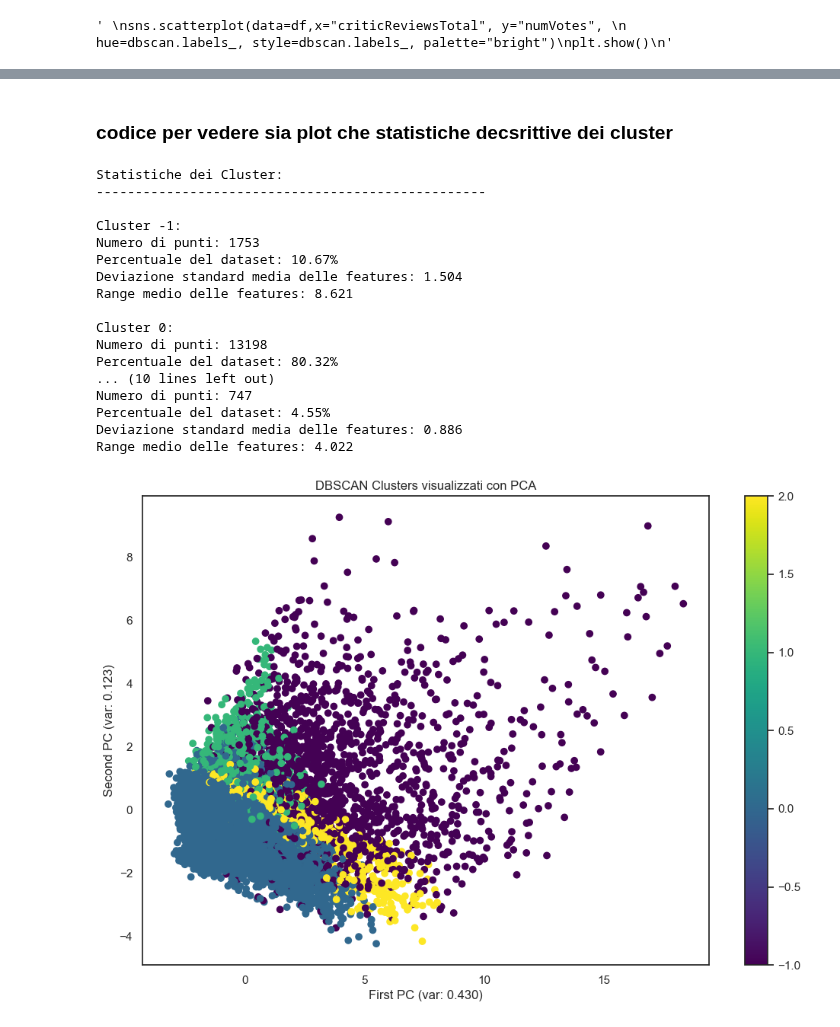
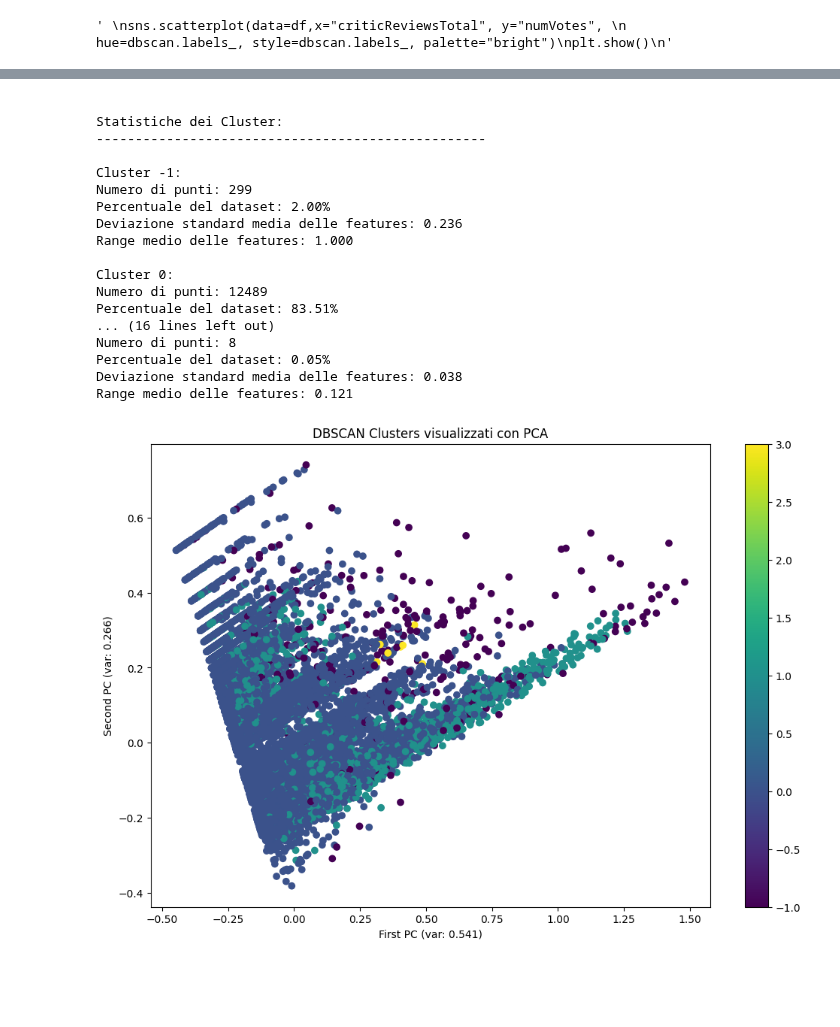
Before and after one commit to ChefBB/data_mining_1, a Jupyter notebook: code/clustering_dbscan.ipynb, the cells around one changed output, grey strips where cells are left out. Saved outputs shown, nothing was run; the diff lists cells and outputs as text; code cells hidden in the pictures; blank space fills up the shorter version.

```diff
--- a/code/clustering_dbscan.ipynb
+++ b/code/clustering_dbscan.ipynb
@@ -65 +65,3 @@ memory usage: 7.9+ MB
+# %%
+df = df[df["outlier_w_type"] != True]
 # %% [markdown]
@@ -156,6 +166,6 @@ X_scal = X_minmax
 # %%
-# NON VA
-dbscan = DBSCAN(eps=1.47, min_samples=8, metric="euclidean")
+# d
+dbscan = DBSCAN(eps=0.12, min_samples=8, metric="euclidean")
 
 dbscan.fit(X_scal)
 # %% [output]
@@ -296,8 +360,11 @@ def plot_k_distance_graph(X, k):
     # Sort k-distances in ascending order
     sorted_k_distances = np.sort(k_distances)
 
+
+
     # Use Kneedle algorithm to find the knee point
     try:
+
         kneedle = KneeLocator(
             range(len(k_distances)),
             sorted_k_distances,
@@ -321,8 +388,8 @@ def plot_k_distance_graph(X, k):
                         label=f'Optimal ε ≈ {optimal_epsilon:.4f}')
             plt.legend()
 
-        plt.axhline(y=1.564, color='g', linestyle='--',
-                    label='Chosen ε = 1.564')
+        plt.axhline(y=0.12, color='g', linestyle='--',
+                    label='Chosen ε = 0.12')
 
         plt.legend()
         plt.grid(True, linestyle='--', alpha=0.3)
@@ -345,7 +412,7 @@ def main(X):
         Pre-scaled input dataset
     """
     # Plot k-distance graph and find optimal epsilon
-    optimal_epsilon = plot_k_distance_graph(X, k=11)
+    optimal_epsilon = plot_k_distance_graph(X, k=15)
 
     if optimal_epsilon is not None:
         print(f"Suggested Optimal Epsilon: {optimal_epsilon:.4f}")
@@ -359,5 +426,5 @@ if __name__ == '__main__':
     X = X_scal
 
     # Call main function with your pre-scaled data
-    main(X)
+    main(X_scal)
 # %% [output]
@@ -374,7 +564,9 @@ from sklearn.decomposition import PCA
 from sklearn.cluster import DBSCAN
 from sklearn.preprocessing import StandardScaler
 
-def plot_pca_dbscan(df, features, n_components=5, eps=1.564, min_samples=11):
+optimal_components = 3
+
+def plot_pca_dbscan(df, features, n_components=optimal_components, eps=0.12, min_samples=8):
     """
     Apply PCA and DBSCAN clustering to the dataset and visualize the results.
 
@@ -421,9 +613,9 @@ def plot_pca_dbscan(df, features, n_components=5, eps=1.564, min_samples=11):
     #     palette="tab10"
     # )
 
-    sns.pairplot(
+    g =sns.pairplot(
         data=pca_df,
-        vars=["PC1", "PC2", "PC3", "PC4"],
+        vars=["PC1", "PC2", "PC3"],
         hue="Cluster",
         diag_kind="kde",
         palette="tab10",
@@ -452,11 +644,15 @@ def plot_pca_dbscan(df, features, n_components=5, eps=1.564, min_samples=11):
 
 # Example usage:
 features = [
-    "startYear", "awardWins", "numVotes", "totalImages", "totalVideos",
-    "totalCredits", "criticReviewsTotal", "awardNominationsExcludeWins",
-    "numRegions", "userReviewsTotal", "fill_runtimeMinutes"
+'numVotes',
+                #'startYear', 'numRegions',
+                #'totalCredits',
+                'criticReviewsTotal',
+               'userReviewsTotal',
+               'fill_runtimeMinutes_Bruno',
+               'totalNominations',
 ]
 
 # Assuming the DataFrame is called pp_train
-plot_pca_dbscan(X_scal, features, n_components=5, eps=1.564, min_samples=11)
+plot_pca_dbscan(X_scal, features,  n_components=optimal_components, eps=0.12, min_samples=8)
 # %% [output]
@@ -542,5 +795,5 @@ Number of noise points: 1753
 # %% [markdown]
-### codice per vedere sia plot che statistiche decsrittive dei cluster
+<!-- ### codice per vedere sia plot che statistiche decsrittive dei cluster -->
 # %%
 import numpy as np
 import pandas as pd
@@ -549,7 +802,7 @@ from sklearn.decomposition import PCA
 from sklearn.cluster import DBSCAN
 
 # Visualizzazione con PCA
-pca = PCA(n_components=5)
+pca = PCA(n_components=optimal_components)
 X_pca = pca.fit_transform(X_scal)
 
 # Plot
@@ -571,42 +824,42 @@ def cluster_statistics(X, labels):
 
         stats[f'Cluster {label}'] = {
             'Size': len(cluster_points),
             'Percentage': f"{(len(cluster_points) / len(X) * 100):.2f}%",
             'Mean': np.mean(cluster_points, axis=0),
             'Std': np.std(cluster_points, axis=0),
             'Min': np.min(cluster_points, axis=0),
             'Max': np.max(cluster_points, axis=0)
         }
 
     return stats
 
 # Calcola e mostra le statistiche
 stats = cluster_statistics(X_scal, dbscan.labels_)
 
 print("\nStatistiche dei Cluster:")
 print("-" * 50)
 for cluster, stat in stats.items():
     print(f"\n{cluster}:")
     print(f"Numero di punti: {stat['Size']}")
     print(f"Percentuale del dataset: {stat['Percentage']}")
     print(f"Deviazione standard media delle features: {np.mean(stat['Std']):.3f}")
     print(f"Range medio delle features: {np.mean(stat['Max'] - stat['Min']):.3f}")
 # %% [output]
 Statistiche dei Cluster:
 --------------------------------------------------
 
 Cluster -1:
-Numero di punti: 1753
-Percentuale del dataset: 10.67%
-Deviazione standard media delle features: 1.504
-Range medio delle features: 8.621
+Numero di punti: 299
+Percentuale del dataset: 2.00%
+Deviazione standard media delle features: 0.236
+Range medio delle features: 1.000
 
 Cluster 0:
-Numero di punti: 13198
-Percentuale del dataset: 80.32%
-... (10 lines left out)
-Numero di punti: 747
-Percentuale del dataset: 4.55%
-Deviazione standard media delle features: 0.886
-Range medio delle features: 4.022
+Numero di punti: 12489
+Percentuale del dataset: 83.51%
+... (16 lines left out)
+Numero di punti: 8
+Percentuale del dataset: 0.05%
+Deviazione standard media delle features: 0.038
+Range medio delle features: 0.121
-[figure, old version]
+[figure, new version]
```
Also changed, not shown: parts of 36 cells of this notebook.
